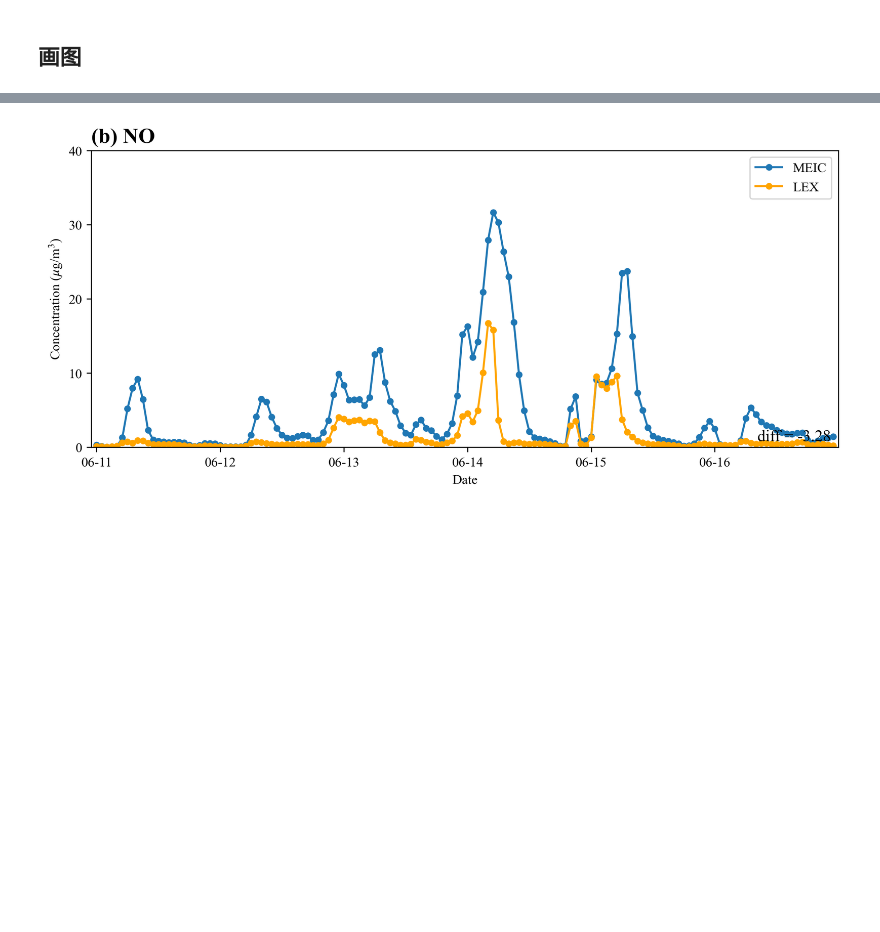
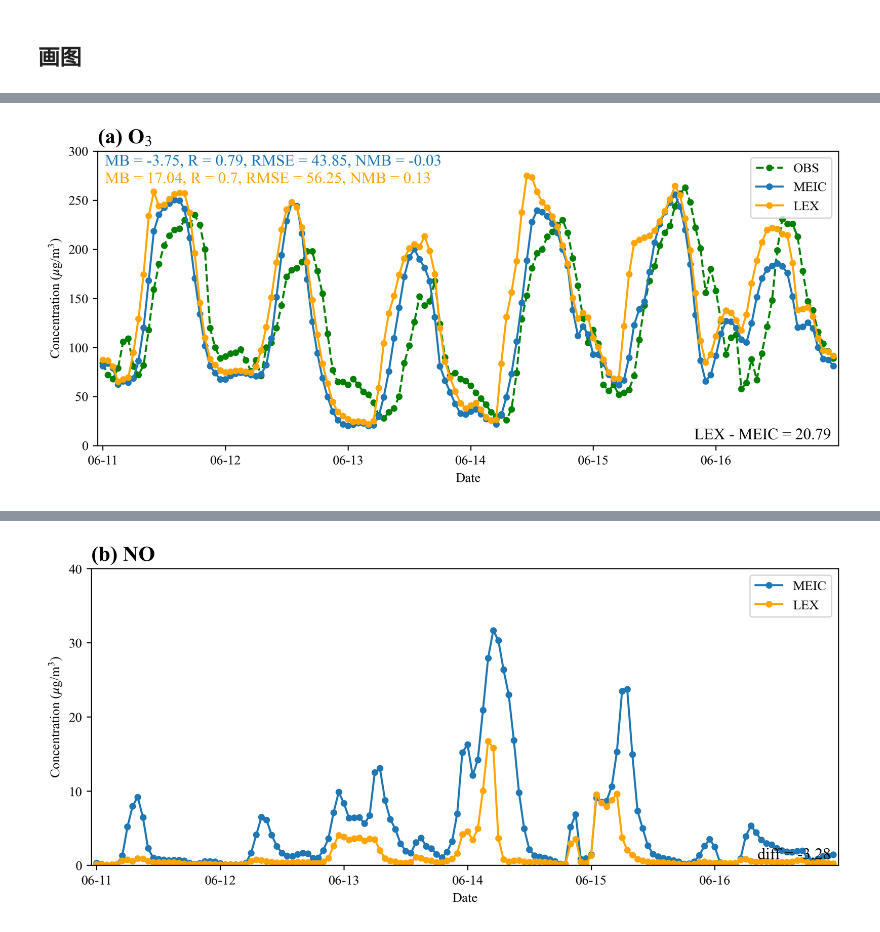
Before and after one commit to Iphisxu/XS_2305, a Jupyter notebook: scripts/SIM_compare/com_line.ipynb, the cells around one changed output, grey strips where cells are left out. Saved outputs shown, nothing was run; the diff lists cells and outputs as text; code cells hidden in the pictures; blank space fills up the shorter version.

```diff
--- a/scripts/SIM_compare/com_line.ipynb
+++ b/scripts/SIM_compare/com_line.ipynb
@@ -118,2 +122,6 @@ df_lex.index = pd.date_range(timestart,timeend,freq='h')
+# %%
+hzobs = pd.read_excel('D:/data/Project_Xiaoshan/TEST_SIM/obsdata/hz_avg_2306.xlsx',index_col=0)
+xsobs = pd.read_excel('D:/data/Project_Xiaoshan/TEST_SIM/obsdata/sites_2306/杭州-城厢镇.xlsx',index_col=0)
+xsobs.interpolate(method='time', inplace=True)
 # %% [markdown]
 ## 画图
@@ -187,0 +128,66 @@ plt.show()
+# %%
+var = 'O3'
+hours = 144
+days = 6
+
+ts = np.arange(0,hours)
+
+meic_args = dict(color='tab:blue',label='MEIC',marker='.',markersize=8)
+lex_args  = dict(color='orange',label='LEX',marker='.',markersize=8)
+obs_args  = dict(color='green',label='OBS',marker='.',markersize=8,linestyle='--')
+
+fig, ax = plt.subplots(figsize=(10, 4), dpi=300)
+
+ax.plot(ts,xsobs[var],**obs_args)
+ax.plot(ts,df_meic[var],**meic_args)
+ax.plot(ts,df_lex[var],**lex_args)
+ax.legend(loc=1)
+
+# calculate parameters
+MB_meic = np.nanmean(df_meic[var]-xsobs[var])
+R_meic,_ = pearsonr(xsobs[var],df_meic[var])
+RMSE_meic = np.sqrt(np.nanmean((df_meic[var]-xsobs[var])**2))
+NMB_meic = MB_meic / np.mean(xsobs[var])
+
+MB_lex = np.nanmean(df_lex[var]-xsobs[var])
+R_lex,_ = pearsonr(xsobs[var],df_lex[var])
+RMSE_lex = np.sqrt(np.nanmean((df_lex[var]-xsobs[var])**2))
+NMB_lex = MB_lex / np.mean(xsobs[var])
+
+diff_mean = np.nanmean(df_lex[var]-df_meic[var])
+
+# strings
+str_mb_meic   = 'MB = '+str(np.round(MB_meic,2))+', '
+str_r_meic    = 'R = '+str(np.round(R_meic,2))+', '
+str_rmse_meic = 'RMSE = '+str(np.round(RMSE_meic,2))+', '
+str_nmb_meic  = 'NMB = '+str(np.round(NMB_meic,2))
+str_meic      = str_mb_meic+str_r_meic+str_rmse_meic+str_nmb_meic
+
+ax.text(x=0.01,y=0.99,s=str_meic,color='tab:blue',
+        fontsize=12,ha='left',va='top',transform=ax.transAxes)
+
+str_mb_lex   = 'MB = '+str(np.round(MB_lex,2))+', '
+str_r_lex    = 'R = '+str(np.round(R_lex,2))+', '
+str_rmse_lex = 'RMSE = '+str(np.round(RMSE_lex,2))+', '
+str_nmb_lex  = 'NMB = '+str(np.round(NMB_lex,2))
+str_lex      = str_mb_lex+str_r_lex+str_rmse_lex+str_nmb_lex
+
+ax.text(x=0.01,y=0.93,s=str_lex,color='orange',
+        fontsize=12,ha='left',va='top',transform=ax.transAxes)
+
+str_mean = 'LEX - MEIC = '+str(np.round(diff_mean,2))
+ax.text(x=0.99,y=0.01,s=str_mean,
+        fontsize=12,ha='right',va='bottom',transform=ax.transAxes)
+
+ax.set_xlabel('Date')
+ax.set_ylabel('Concentration ($\mu$g/m$^3$)')
+ax.set_xticks(np.arange(0,hours,24))
+ax.set_xticklabels(pd.date_range(timestart,timeend,freq='D').strftime('%m-%d'))
+ax.set_yticks(np.arange(0,301,50))
+ax.set_ylim(0,300)
+ax.set_xlim(-1,hours)
+ax.set_title('(a) O$_3$',fontdict={'fontsize':16,'weight':'bold'},loc='left')
+
+plt.show()
+# %% [output]
+[figure, added]
```
Also changed, not shown: parts of 13 cells of this notebook.
